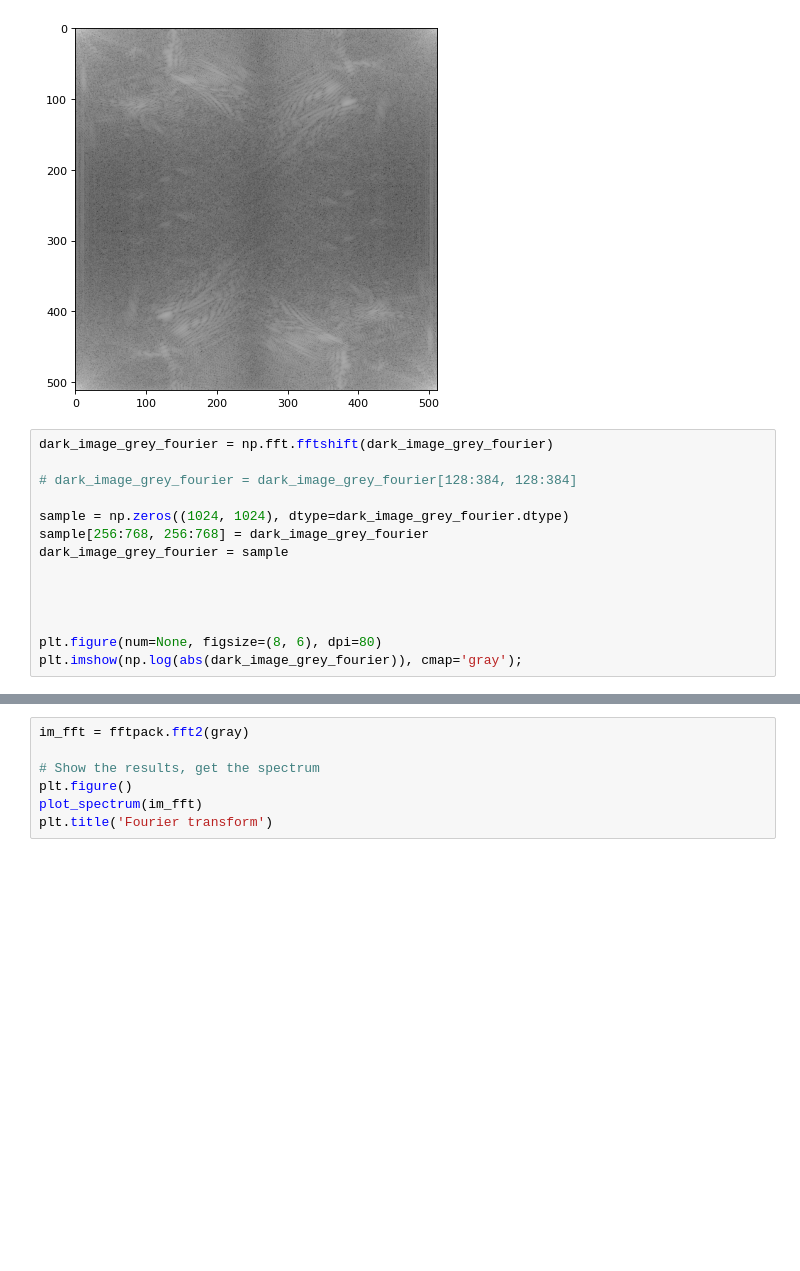
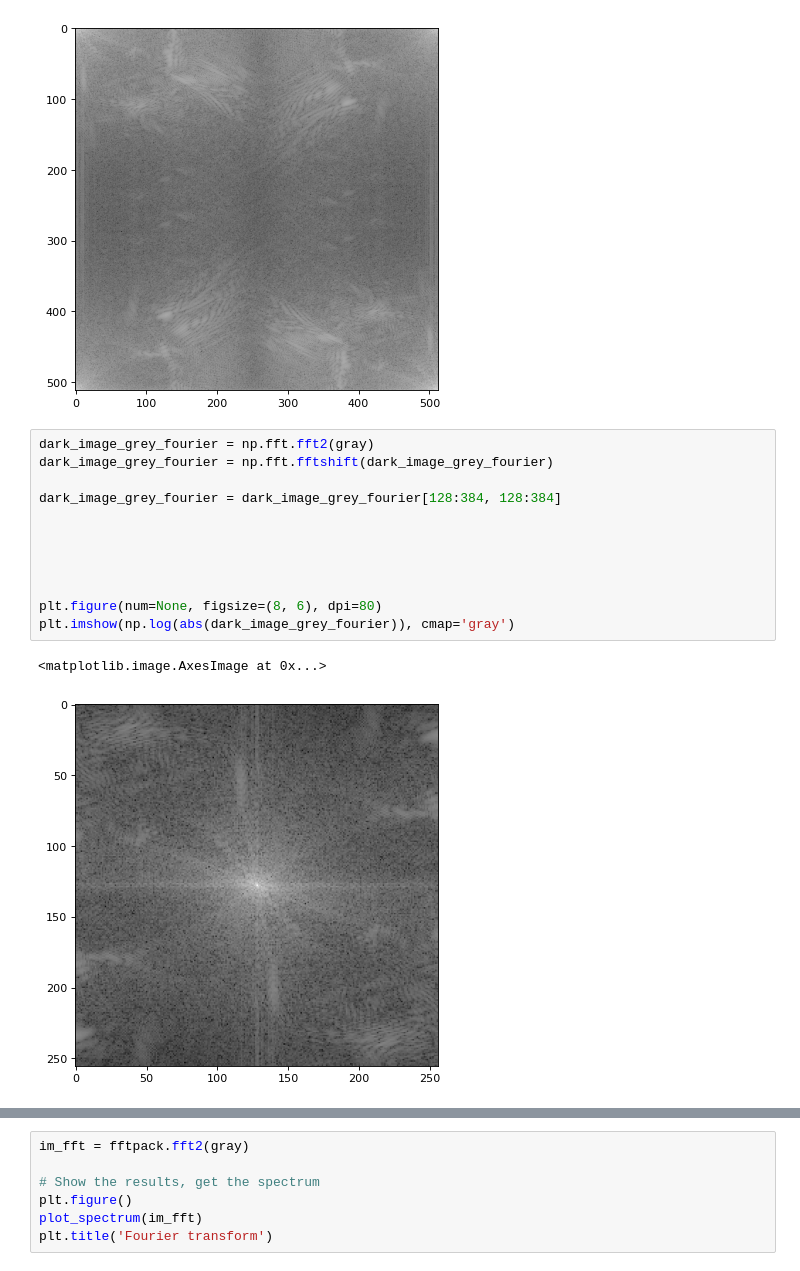
Before and after one commit to lyshuga/Signal_processing, a Jupyter notebook: Fourier transform/Fourier_image.ipynb, the cells around one changed output, grey strips where cells are left out. Saved outputs shown, nothing was run; the diff lists cells and outputs as text; blank space fills up the shorter version.

```diff
--- a/Fourier transform/Fourier_image.ipynb
+++ b/Fourier transform/Fourier_image.ipynb
@@ -56,19 +55,20 @@ plt.show()
 # %% [output]
 [figure]
 # %%
+dark_image_grey_fourier = np.fft.fft2(gray)
 dark_image_grey_fourier = np.fft.fftshift(dark_image_grey_fourier)
 
-# dark_image_grey_fourier = dark_image_grey_fourier[128:384, 128:384]
+dark_image_grey_fourier = dark_image_grey_fourier[128:384, 128:384]
 
-sample = np.zeros((1024, 1024), dtype=dark_image_grey_fourier.dtype)
-sample[256:768, 256:768] = dark_image_grey_fourier
-dark_image_grey_fourier = sample
 
 
 
 
 plt.figure(num=None, figsize=(8, 6), dpi=80)
-plt.imshow(np.log(abs(dark_image_grey_fourier)), cmap='gray');
+plt.imshow(np.log(abs(dark_image_grey_fourier)), cmap='gray')
+# %% [output]
+<matplotlib.image.AxesImage at 0x...>
+[figure, added]
 # %%
 im_new = fftpack.ifft2(np.fft.ifftshift(dark_image_grey_fourier)).real
 
```
Also changed, not shown: parts of 11 cells of this notebook, 1 other file.
